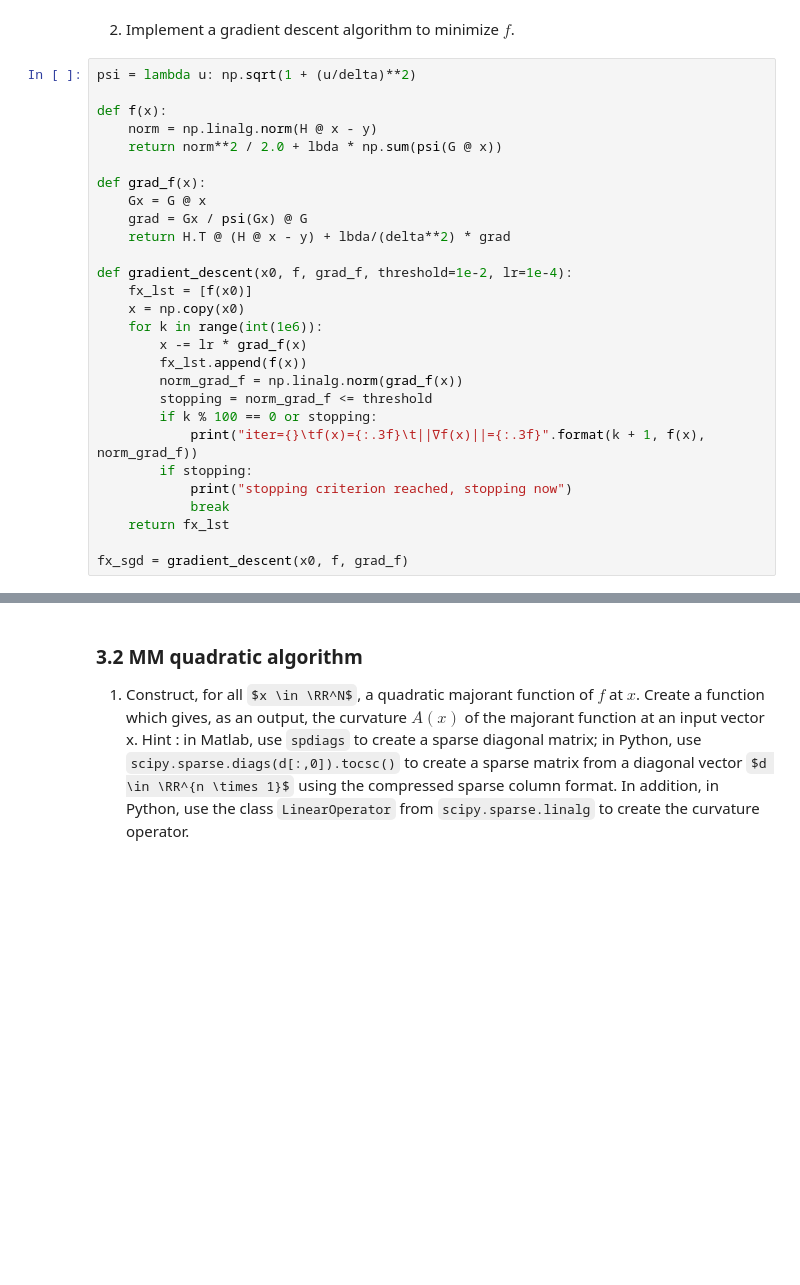
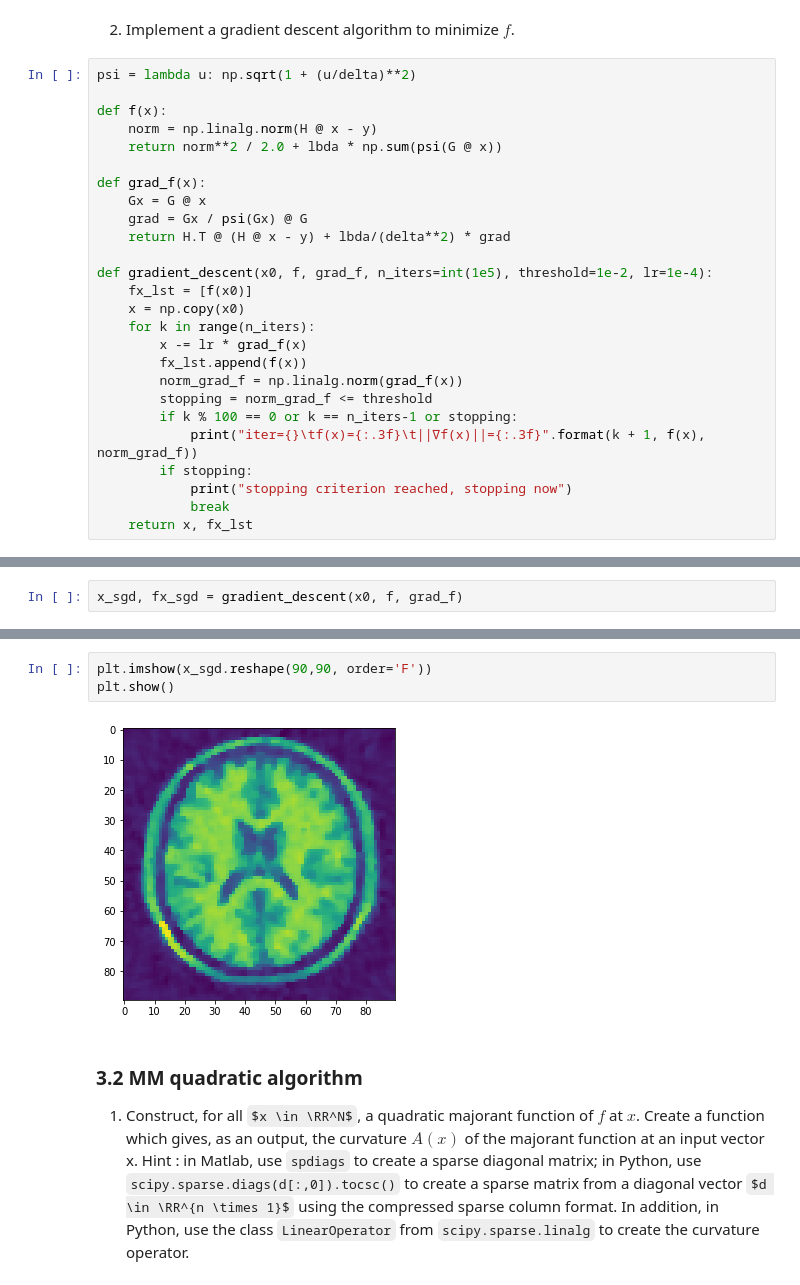
Before and after one commit to aRI0U/MVA-LSD_TPs, a Jupyter notebook: LSD_TPn3_Lichtle_Riou_SanRoman.ipynb, the cells around one changed output, grey strips where cells are left out. Saved outputs shown, nothing was run; the diff lists cells and outputs as text; some formulas as TeX source; blank space fills up the shorter version.

```diff
--- a/LSD_TPn3_Lichtle_Riou_SanRoman.ipynb
+++ b/LSD_TPn3_Lichtle_Riou_SanRoman.ipynb
@@ -192,19 +193,17 @@ def grad_f(x):
     grad = Gx / psi(Gx) @ G
     return H.T @ (H @ x - y) + lbda/(delta**2) * grad
 
-def gradient_descent(x0, f, grad_f, threshold=1e-2, lr=1e-4):
+def gradient_descent(x0, f, grad_f, n_iters=int(1e5), threshold=1e-2, lr=1e-4):
     fx_lst = [f(x0)]
     x = np.copy(x0)
-    for k in range(int(1e6)):
+    for k in range(n_iters):
         x -= lr * grad_f(x)
         fx_lst.append(f(x))
         norm_grad_f = np.linalg.norm(grad_f(x))
         stopping = norm_grad_f <= threshold
-        if k % 100 == 0 or stopping:
+        if k % 100 == 0 or k == n_iters-1 or stopping:
             print("iter={}\tf(x)={:.3f}\t||∇f(x)||={:.3f}".format(k + 1, f(x), norm_grad_f))
         if stopping:
             print("stopping criterion reached, stopping now")
             break
-    return fx_lst
-
-fx_sgd = gradient_descent(x0, f, grad_f)
+    return x, fx_lst
@@ -228,0 +210,2 @@ stopping criterion reached, stopping now
+# %%
+x_sgd, fx_sgd = gradient_descent(x0, f, grad_f)
@@ -229,3 +230,8 @@ stopping criterion reached, stopping now
+# %%
+plt.imshow(x_sgd.reshape(90,90, order='F'))
+plt.show()
+# %% [output]
+[figure, added]
 # %% [markdown]
 ### 3.2 MM quadratic algorithm
 
```
Also changed, not shown: parts of 22 cells of this notebook, 2 other files.
